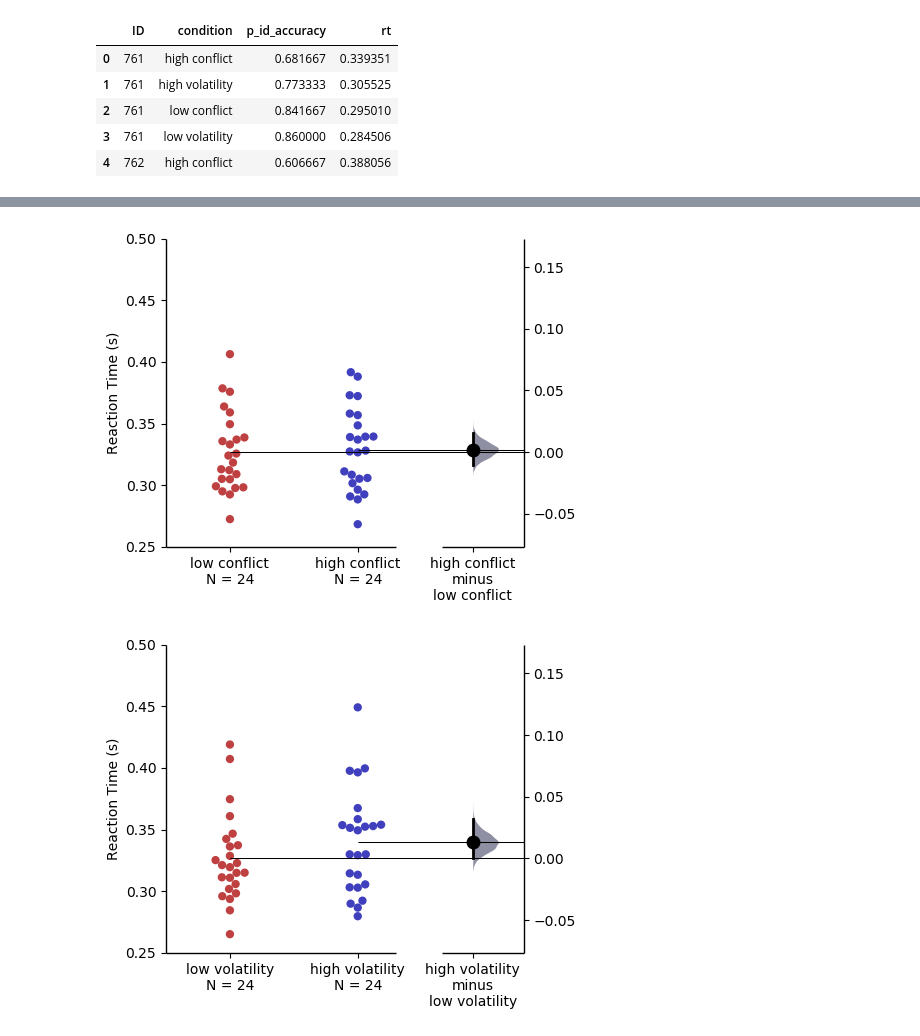
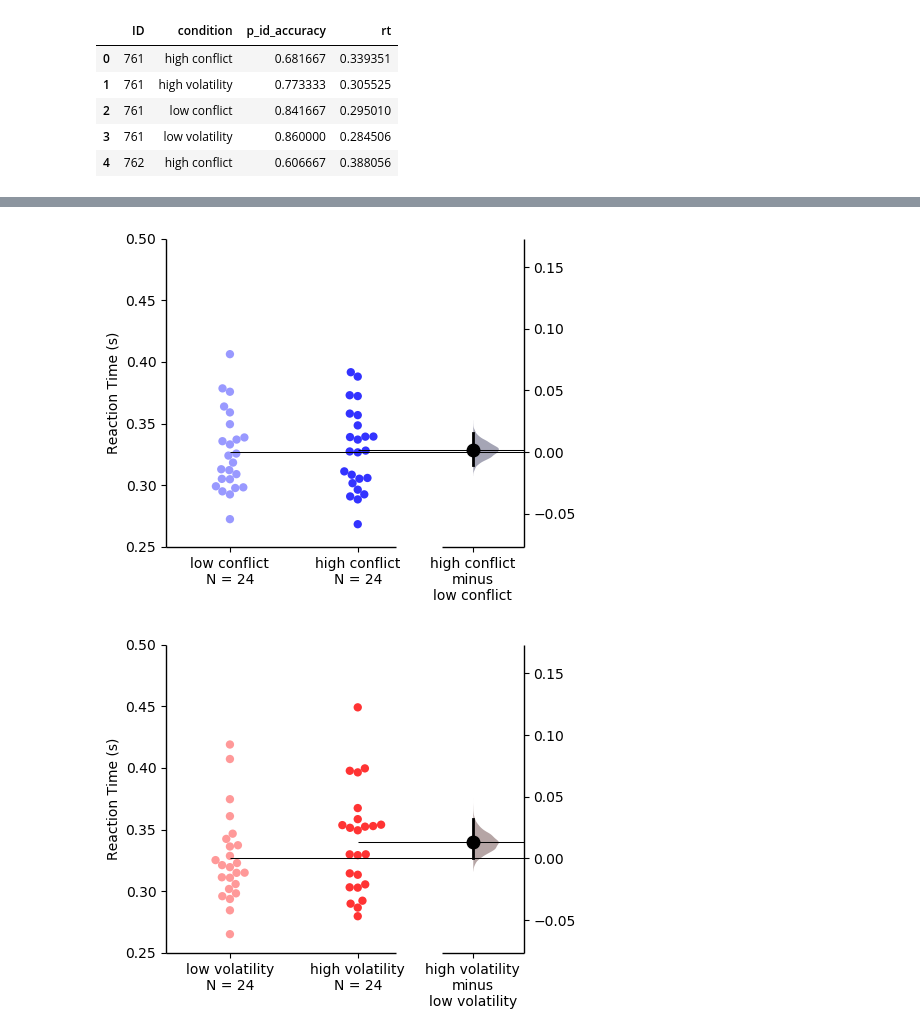
Before and after one commit to kalexandriabond/dynamic_decision_policy_reconfiguration, a Jupyter notebook: figure_nbs/loki_0_behavior.ipynb, the cells around one changed output, grey strips where cells are left out. Drawn from its saved outputs; the diff is of its cells as text; code cells hidden in the pictures.

Commit message:
change color scheme

```diff
--- a/figure_nbs/loki_0_behavior.ipynb
+++ b/figure_nbs/loki_0_behavior.ipynb
@@ -69,4 +69,13 @@ vol_rt_df = dabest.load(rt_df,
 # %%
 np.random.seed(42920) # set random seed for effect size bootstrapping
 chance_acc = 0.5
+# %%
+def rgba2rgb(rgba_color, rgb_bg=[1,1,1]):
+
+    alpha = rgba_color[-1]
+
+    r = 1 - alpha * rgb_bg[0] + alpha * rgba_color[0]
+    g = 1 - alpha * rgb_bg[1] + alpha * rgba_color[1]
+    b = 1 - alpha * rgb_bg[2] + alpha * rgba_color[2]
+    return (r,g,b)
 # %%
@@ -104 +123,34 @@ def format_rt_plot(rt_df,
+# %%
+def format_rt_plot(rt_obj,
+                   custom_palette=['cornflowerblue','mediumblue']):
+
+
+    if any('volatility' in s for s in rt_obj.idx[0]):
+
+        base_color = [1,0,0]
+
+    elif any('conflict' in s for s in rt_obj.idx[0]):
+
+        base_color = [0,0,1]
+
+    light_rgba = base_color.copy()
+    light_rgba.append(0.4)
+    dark_rgba = base_color.copy()
+    dark_rgba.append(0.8)
+
+    light_rgb = rgba2rgb(rgba_color=light_rgba)
+    dark_rgb = rgba2rgb(rgba_color=dark_rgba)
+
+    custom_palette = [light_rgb, dark_rgb]
+
+    rt_f = rt_obj.mean_diff.plot(show_pairs=False,
+                          swarm_label='Reaction Time (s)',
+                          swarm_ylim = (0.25, 0.5),
+                          swarm_desat=1,
+                            custom_palette=custom_palette,
+                           contrast_label='', halfviolin_desat=0.1,
+
+                          )
+
+    return rt_f, custom_palette
 # %%
@@ -114,10 +168,10 @@ plt.savefig(os.path.join(fig_path, 'loki0_vol_acc.png'),dpi=600, bbox_inches='ti
 # %%
-conf_rt_f = format_rt_plot(conf_rt_df)
+conf_rt_f = format_rt_plot(conf_rt_obj)
 plt.savefig(os.path.join(fig_path, 'loki0_conf_rt.png'), dpi=600, bbox_inches='tight', transparent=0)
 # %% [output]
-[figure, old version]
+[figure, new version]
 # %%
-vol_rt_f = format_rt_plot(vol_rt_df)
+vol_rt_f = format_rt_plot(vol_rt_obj)
 plt.savefig(os.path.join(fig_path, 'loki0_vol_rt.png'),dpi=600, bbox_inches='tight', transparent=0)
 # %% [output]
-[figure, old version]
+[figure, new version]
```
Also changed, not shown: parts of 5 cells of this notebook.
